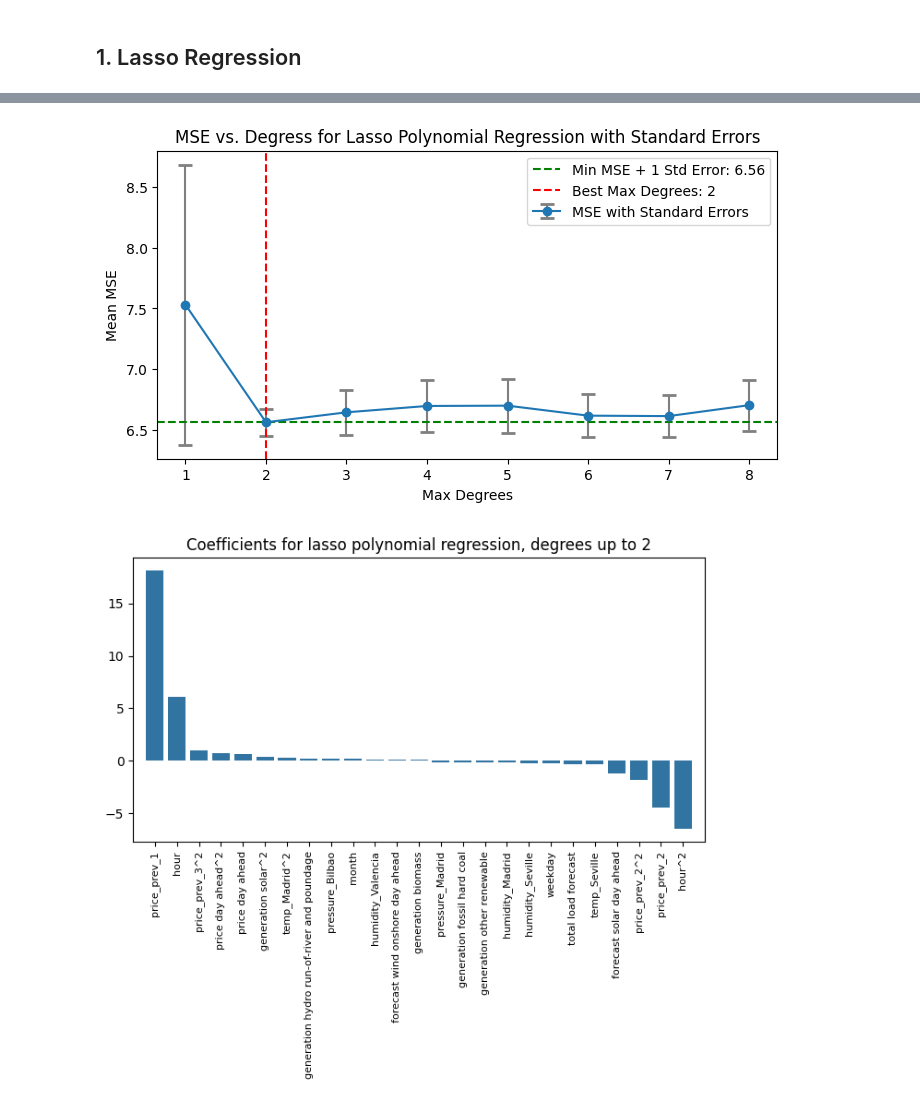
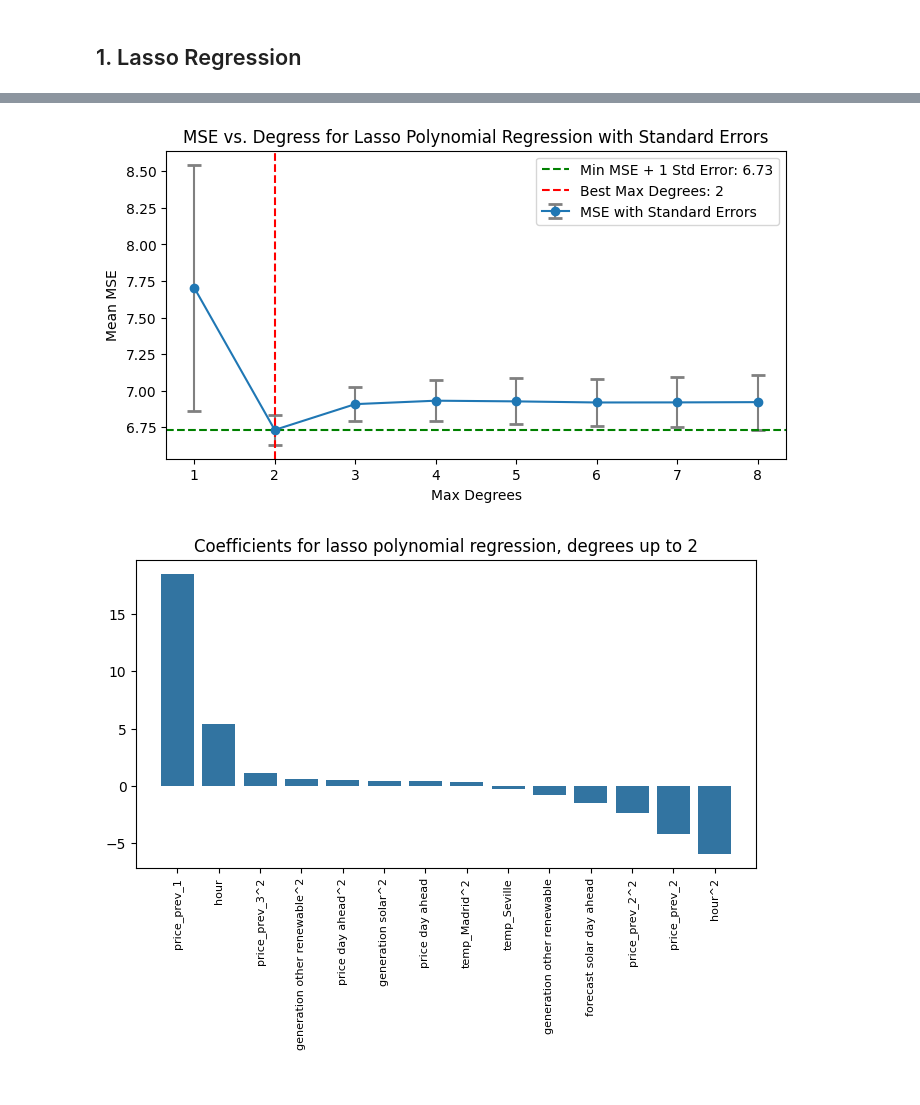
Before and after one commit to MDS-Mountain-Club/MDS_ML_Project, a Jupyter notebook: Regression/polynomial_regression.ipynb, the cells around one changed output, grey strips where cells are left out. Drawn from its saved outputs; the diff is of its cells as text; code cells hidden in the pictures.

```diff
--- a/Regression/polynomial_regression.ipynb
+++ b/Regression/polynomial_regression.ipynb
@@ -71,3 +71,8 @@ model_eval = dict()
 
 # Setup y
 y_col = ['price actual']
+# %%
+# XGBoost top 10 features
+xg_top10 = ['price_prev_1', 'price day ahead', 'hour', 'price_prev_2', 'price_prev_3', 'forecast solar day ahead', 'generation solar', 'generation other renewable', 'temp_Madrid', 'temp_Seville']
+df2 = df[xg_top10 + y_col]
+df2.shape #(35061, 11)
@@ -74,10 +81,7 @@ y_col = ['price actual']
 # %%
-#x_poly = ['price_prev_1', 'price_prev_2', 'price_prev_3']
-xgboost_top10 = ['price_prev_1', 'price day ahead', 'hour', 'price_prev_2', 'price_prev_3', 'forecast solar day ahead', 'generation solar', 'generation other renewable', 'temp_Madrid', 'temp_Seville']
-
 # Degrees loop
 for degree in degree_scores['max_degrees']: #1..6
-    df_poly = polynomial_terms(df, xgboost_top10, degree)
+    df_poly = polynomial_terms(df2, xg_top10, degree)
 
     # "prep_split" includes dropping specified columns, then standardizing all remaining X (but not y)
     X_train, X_test, y_train, y_test = prep_split(df_poly,
@@ -149,26 +153,26 @@ plt.title('MSE vs. Degress for Lasso Polynomial Regression with Standard Errors'
 plt.legend()
 plt.show()
 # %% [output]
-[figure, old version]
+[figure, new version]
 # %%
 # 4c. Interpret
 fig, axes = plt.subplots(figsize=(8, 4))
 
 # Re-create ridge model with best max degrees: #1. Create #2. Fit #3. Predict
-df_poly = polynomial_terms(df, xgboost_top10, best_max_degree)
+df_poly = polynomial_terms(df2, xg_top10, best_max_degree)
 X_train, X_test, y_train, y_test = prep_split(df_poly,
                                               columns_drop=y_col, #default: just drop y from X
                                               label=y_col,
                                               train_end_date='2017-12-31 23:00:00+00:00',
                                               hours_ahead=0) #default: don't shift y
 
 best_alpha_by_degree = df_model_eval['best_alpha'][df_model_eval.index[df_model_eval['max_degrees'] == best_max_degree][0]]
 best_lasso_model_by_degree = Lasso(alpha=best_alpha_by_degree)
 best_lasso_model_by_degree.fit(X_train, y_train)
 
 regression_coef_plot(best_lasso_model_by_degree, fig, axes, 0.1, f'Coefficients for lasso polynomial regression, degrees up to {best_max_degree}')
 # %% [output]
-[figure, old version]
+[figure, new version]
 # %% [markdown]
 ### Commentary
 **Observations:**
```
Also changed, not shown: parts of 5 cells of this notebook, 1 other file.
